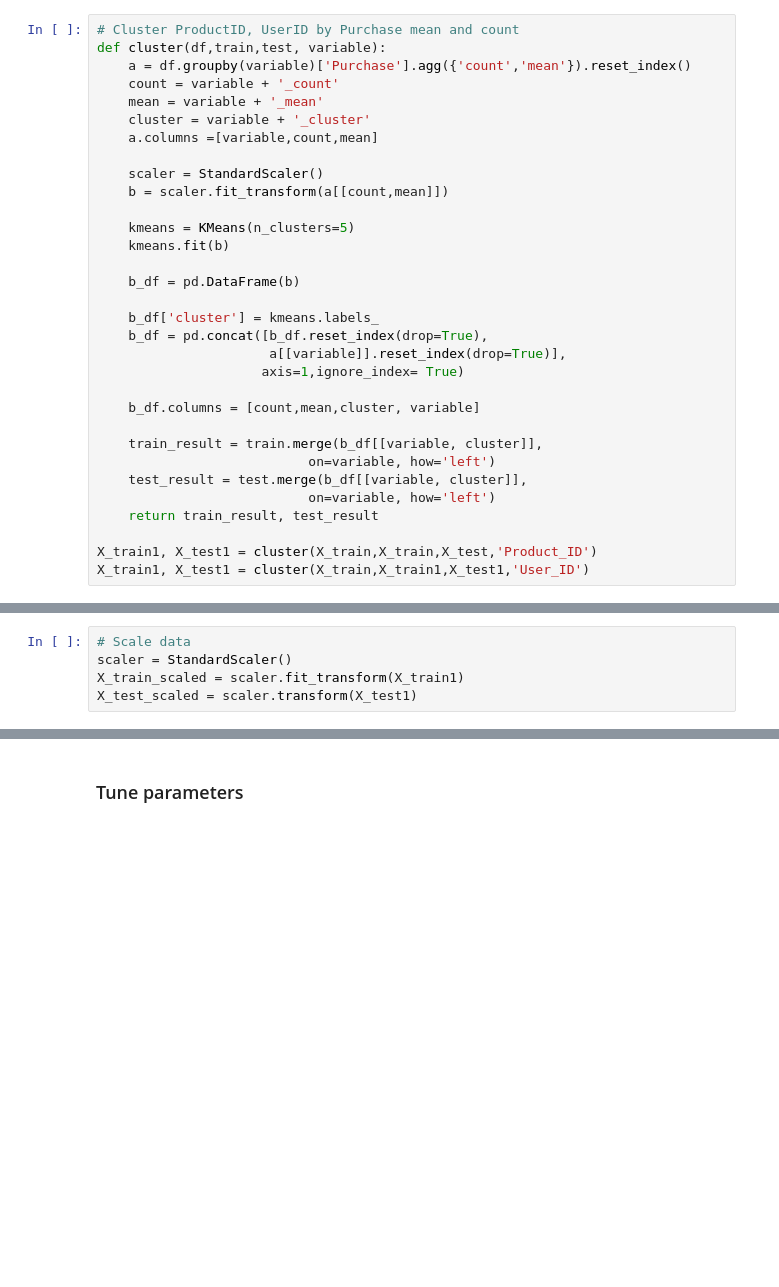
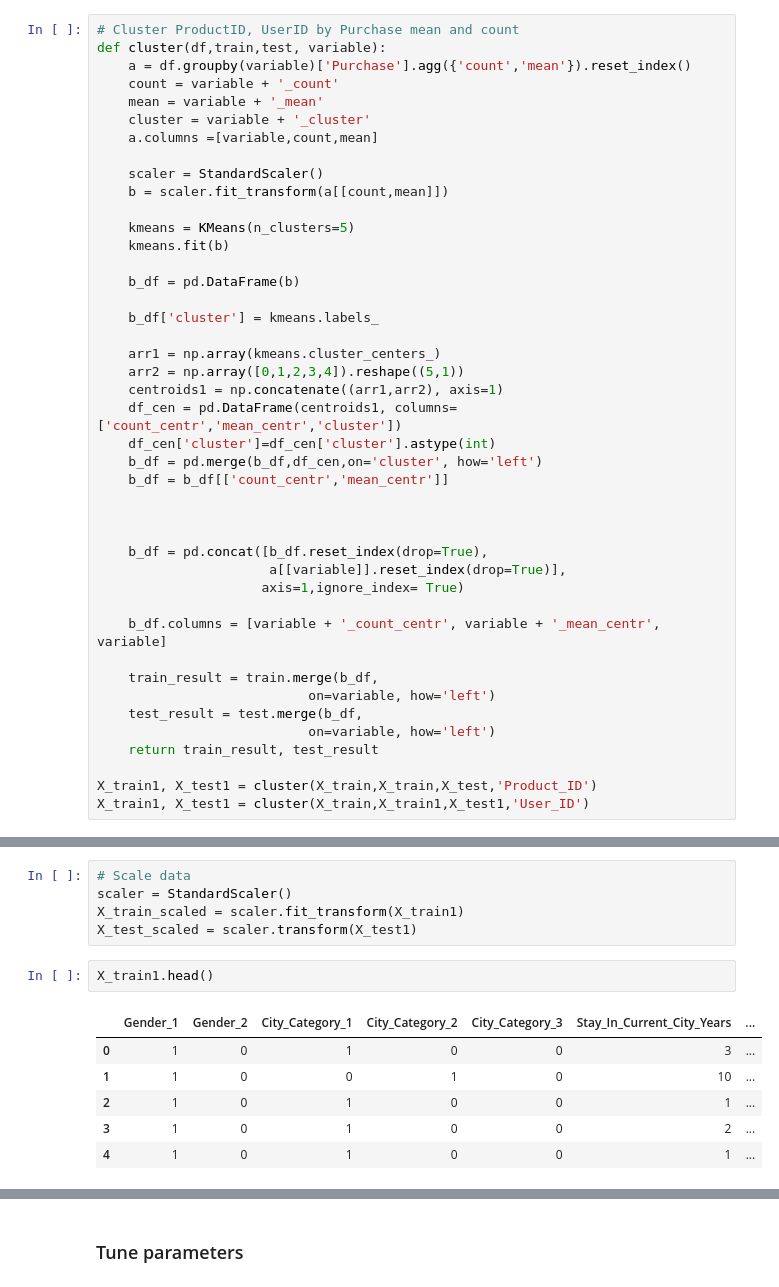
Before and after one commit to loandangnt/black-friday, a Jupyter notebook: black_friday_modeling.ipynb, the cells around one changed output, grey strips where cells are left out. Cells and saved outputs as stored; diff of their text form; blank space fills up the shorter version.

```diff
--- a/black_friday_modeling.ipynb
+++ b/black_friday_modeling.ipynb
@@ -68,15 +78,26 @@ def cluster(df,train,test, variable):
     b_df = pd.DataFrame(b)
 
     b_df['cluster'] = kmeans.labels_
+
+    arr1 = np.array(kmeans.cluster_centers_)
+    arr2 = np.array([0,1,2,3,4]).reshape((5,1))
+    centroids1 = np.concatenate((arr1,arr2), axis=1)
+    df_cen = pd.DataFrame(centroids1, columns=['count_centr','mean_centr','cluster'])
+    df_cen['cluster']=df_cen['cluster'].astype(int)
+    b_df = pd.merge(b_df,df_cen,on='cluster', how='left')
+    b_df = b_df[['count_centr','mean_centr']]
+
+
+
     b_df = pd.concat([b_df.reset_index(drop=True),
                       a[[variable]].reset_index(drop=True)],
                      axis=1,ignore_index= True)
 
-    b_df.columns = [count,mean,cluster, variable]
+    b_df.columns = [variable + '_count_centr', variable + '_mean_centr', variable]
 
-    train_result = train.merge(b_df[[variable, cluster]],
+    train_result = train.merge(b_df,
                            on=variable, how='left')
-    test_result = test.merge(b_df[[variable, cluster]],
+    test_result = test.merge(b_df,
                            on=variable, how='left')
     return train_result, test_result
 
@@ -150,4 +171,13 @@ X_test1 = ce_one_hot.transform(X_test1)
 scaler = StandardScaler()
 X_train_scaled = scaler.fit_transform(X_train1)
 X_test_scaled = scaler.transform(X_test1)
+# %%
+X_train1.head()
+# %% [output]
+|  | Gender_1 | Gender_2 | City_Category_1 | City_Category_2 | City_Category_3 | Stay_In_Current_City_Years | ... |
+| 0 | 1 | 0 | 1 | 0 | 0 | 3 | ... |
+| 1 | 1 | 0 | 0 | 1 | 0 | 10 | ... |
+| 2 | 1 | 0 | 1 | 0 | 0 | 1 | ... |
+| 3 | 1 | 0 | 1 | 0 | 0 | 2 | ... |
+| 4 | 1 | 0 | 1 | 0 | 0 | 1 | ... |
 # %% [markdown]
```
Also changed, not shown: parts of 10 cells of this notebook, 1 other file.
